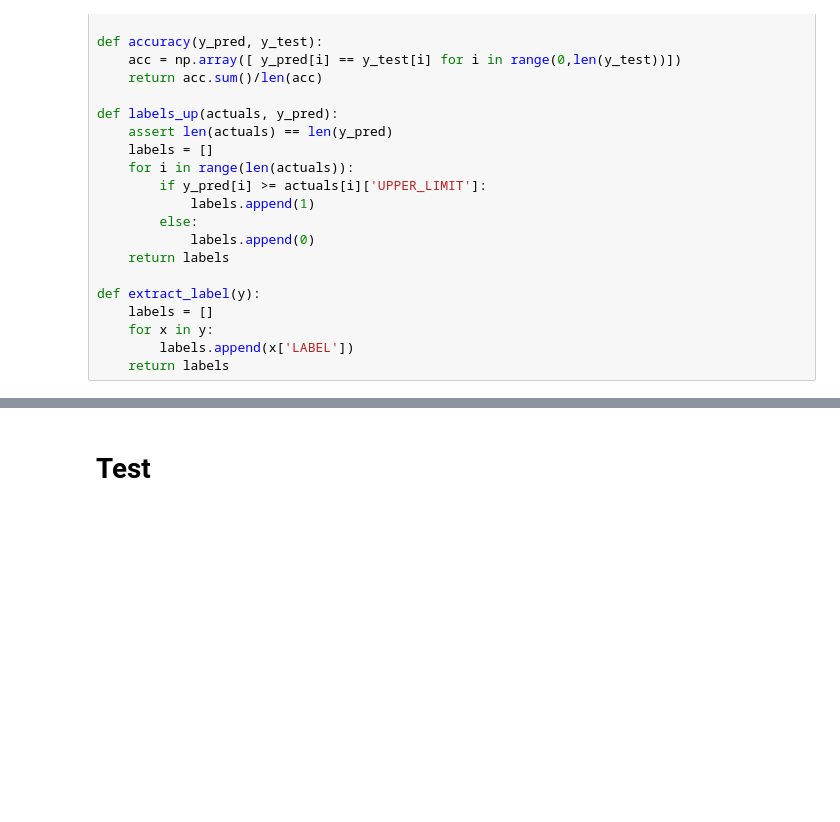
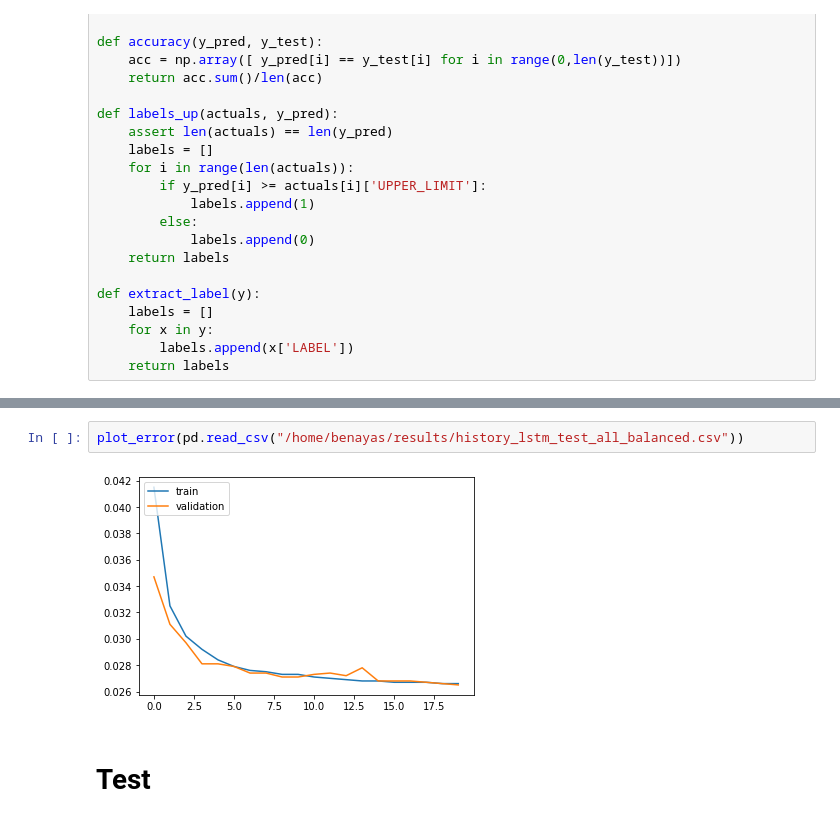
Before and after one commit to TFM-UAH/uah, a Jupyter notebook: ml/lstm/LSTM_Testing.ipynb, the cells around one changed output, grey strips where cells are left out. Cells and saved outputs as stored; diff of their text form; blank space fills up the shorter version.

```diff
--- a/ml/lstm/LSTM_Testing.ipynb
+++ b/ml/lstm/LSTM_Testing.ipynb
@@ -93,3 +99,7 @@ def extract_label(y):
+# %%
+plot_error(pd.read_csv("/home/benayas/results/history_lstm_test_all_balanced.csv"))
+# %% [output]
+[figure, added]
 # %% [markdown]
 # Test
 # %%
```
Also changed, not shown: parts of 16 cells of this notebook.
